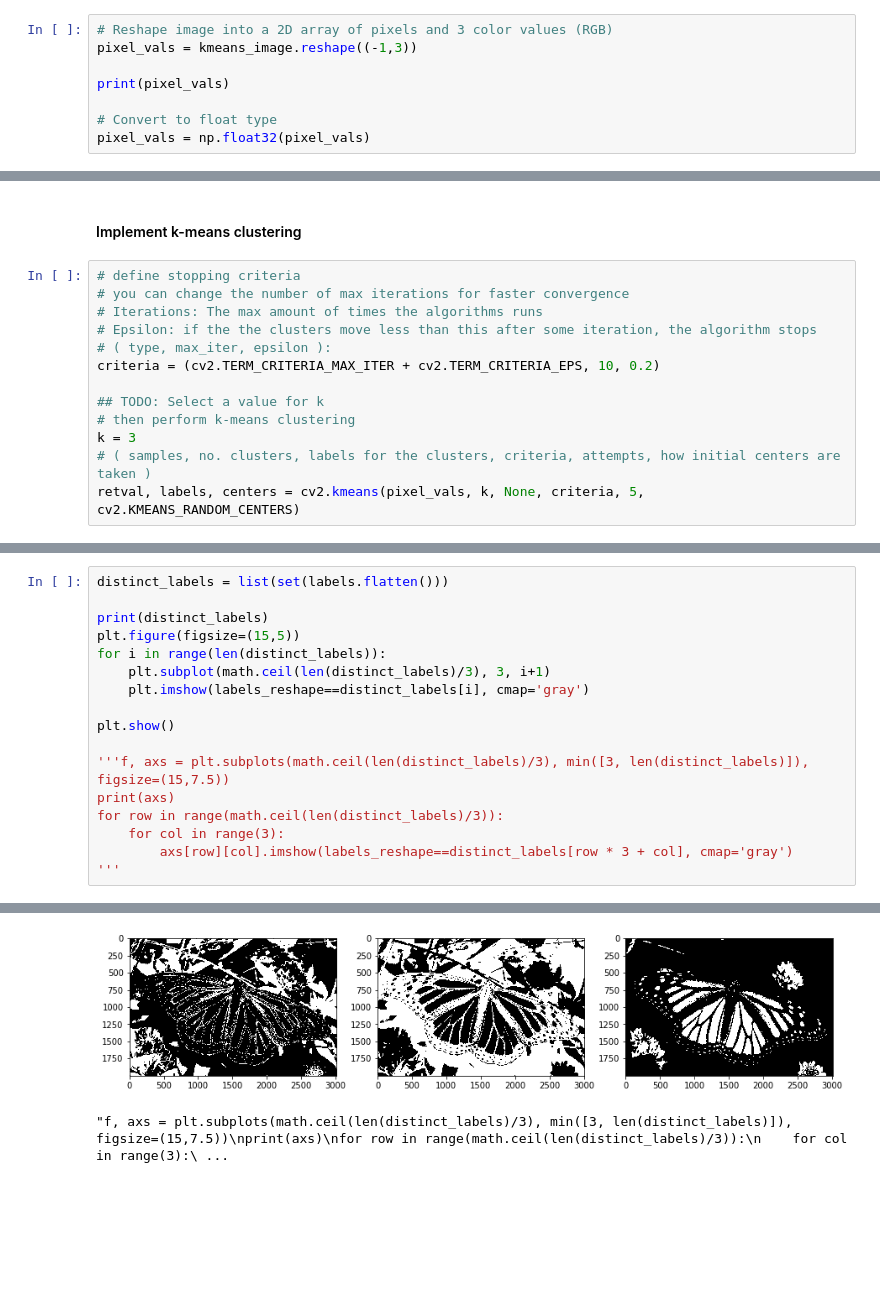
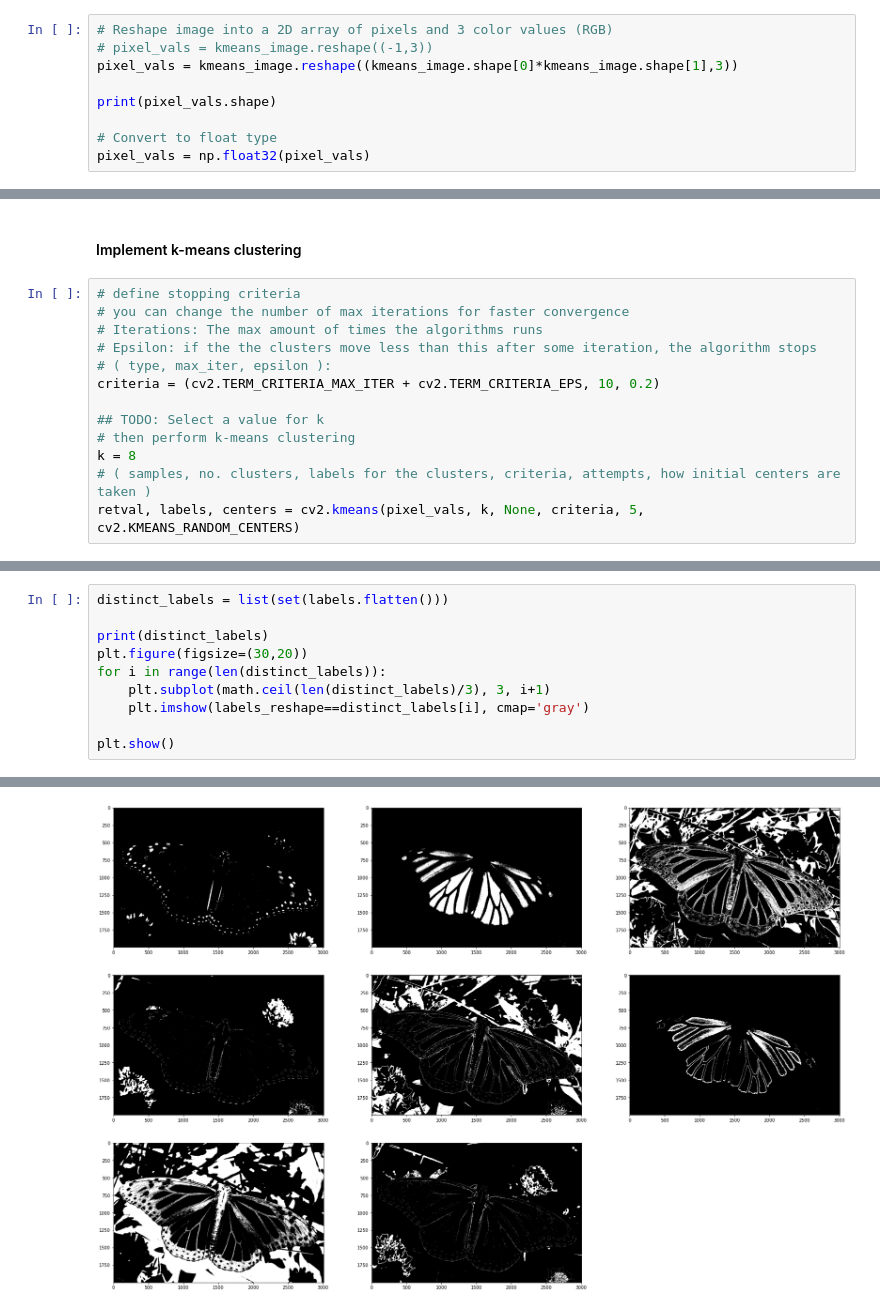
Before and after one commit to octavio-navarro/Computer-Vision, a Jupyter notebook: Notebooks/8. CV. Image segmentation.ipynb, the cells around one changed output, grey strips where cells are left out. Saved outputs shown, nothing was run; the diff lists cells and outputs as text; blank space fills up the shorter version.

```diff
--- a/Notebooks/8. CV. Image segmentation.ipynb
+++ b/Notebooks/8. CV. Image segmentation.ipynb
@@ -159,9 +159,10 @@ plt.imshow(kmeans_image)
 #### Prepare data for k-means
 # %%
 # Reshape image into a 2D array of pixels and 3 color values (RGB)
-pixel_vals = kmeans_image.reshape((-1,3))
+# pixel_vals = kmeans_image.reshape((-1,3))
+pixel_vals = kmeans_image.reshape((kmeans_image.shape[0]*kmeans_image.shape[1],3))
 
-print(pixel_vals)
+print(pixel_vals.shape)
 
 # Convert to float type
 pixel_vals = np.float32(pixel_vals)
@@ -185,6 +180,6 @@ criteria = (cv2.TERM_CRITERIA_MAX_ITER + cv2.TERM_CRITERIA_EPS, 10, 0.2)
 
 ## TODO: Select a value for k
 # then perform k-means clustering
-k = 3
+k = 8
 # ( samples, no. clusters, labels for the clusters, criteria, attempts, how initial centers are taken )
 retval, labels, centers = cv2.kmeans(pixel_vals, k, None, criteria, 5, cv2.KMEANS_RANDOM_CENTERS)
@@ -205,17 +212,10 @@ plt.imshow(segmented_image)
 distinct_labels = list(set(labels.flatten()))
 
 print(distinct_labels)
-plt.figure(figsize=(15,5))
+plt.figure(figsize=(30,20))
 for i in range(len(distinct_labels)):
     plt.subplot(math.ceil(len(distinct_labels)/3), 3, i+1)
     plt.imshow(labels_reshape==distinct_labels[i], cmap='gray')
 
 plt.show()
-
-'''f, axs = plt.subplots(math.ceil(len(distinct_labels)/3), min([3, len(distinct_labels)]), figsize=(15,7.5))
-print(axs)
-for row in range(math.ceil(len(distinct_labels)/3)):
-    for col in range(3):
-        axs[row][col].imshow(labels_reshape==distinct_labels[row * 3 + col], cmap='gray')
-'''
 # %% [output]
@@ -223,5 +223,4 @@ for row in range(math.ceil(len(distinct_labels)/3)):
-[figure, old version]
+[figure, new version]
-"f, axs = plt.subplots(math.ceil(len(distinct_labels)/3), min([3, len(distinct_labels)]), figsize=(15,7.5))\nprint(axs)\nfor row in range(math.ceil(len(distinct_labels)/3)):\n    for col in range(3):\ ...
 # %%
 # mask an image segment by cluster
 
```
Also changed, not shown: parts of 13 cells of this notebook.
